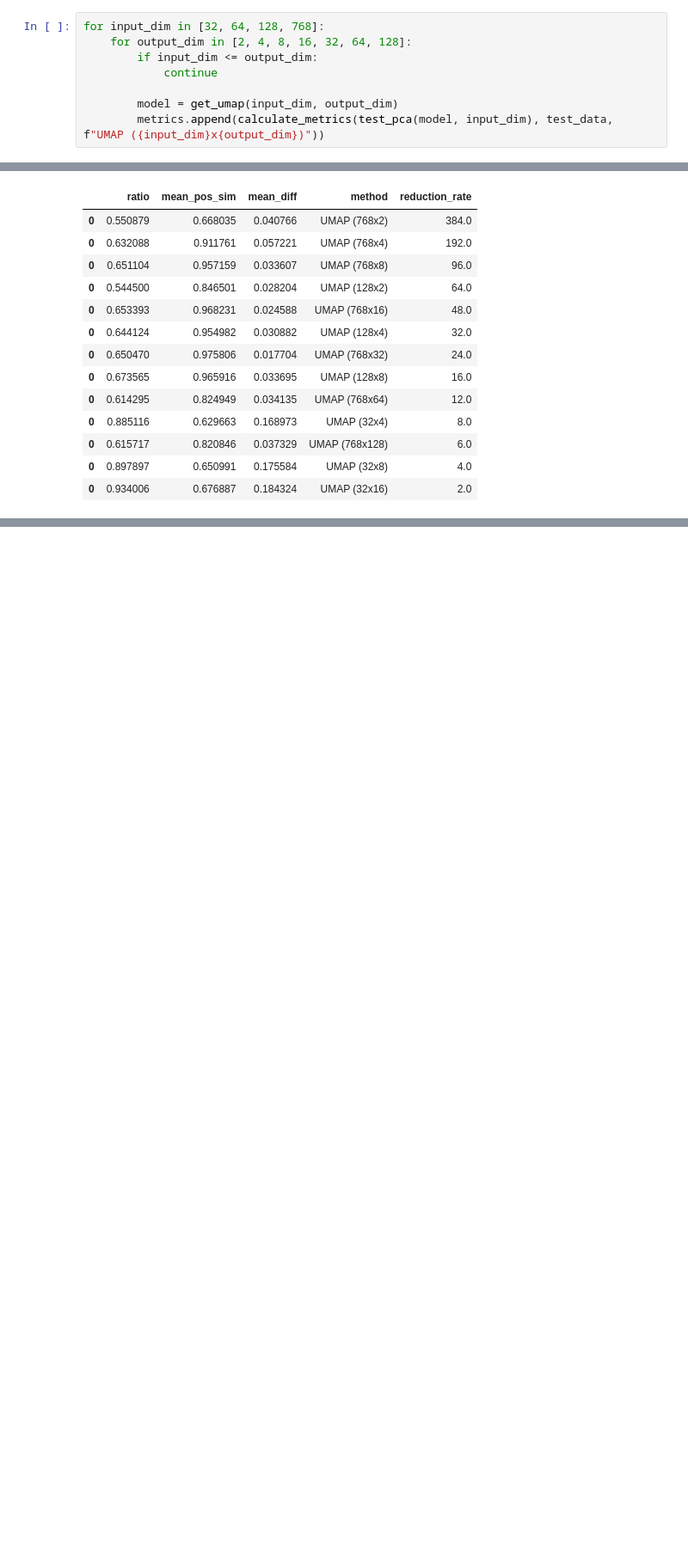
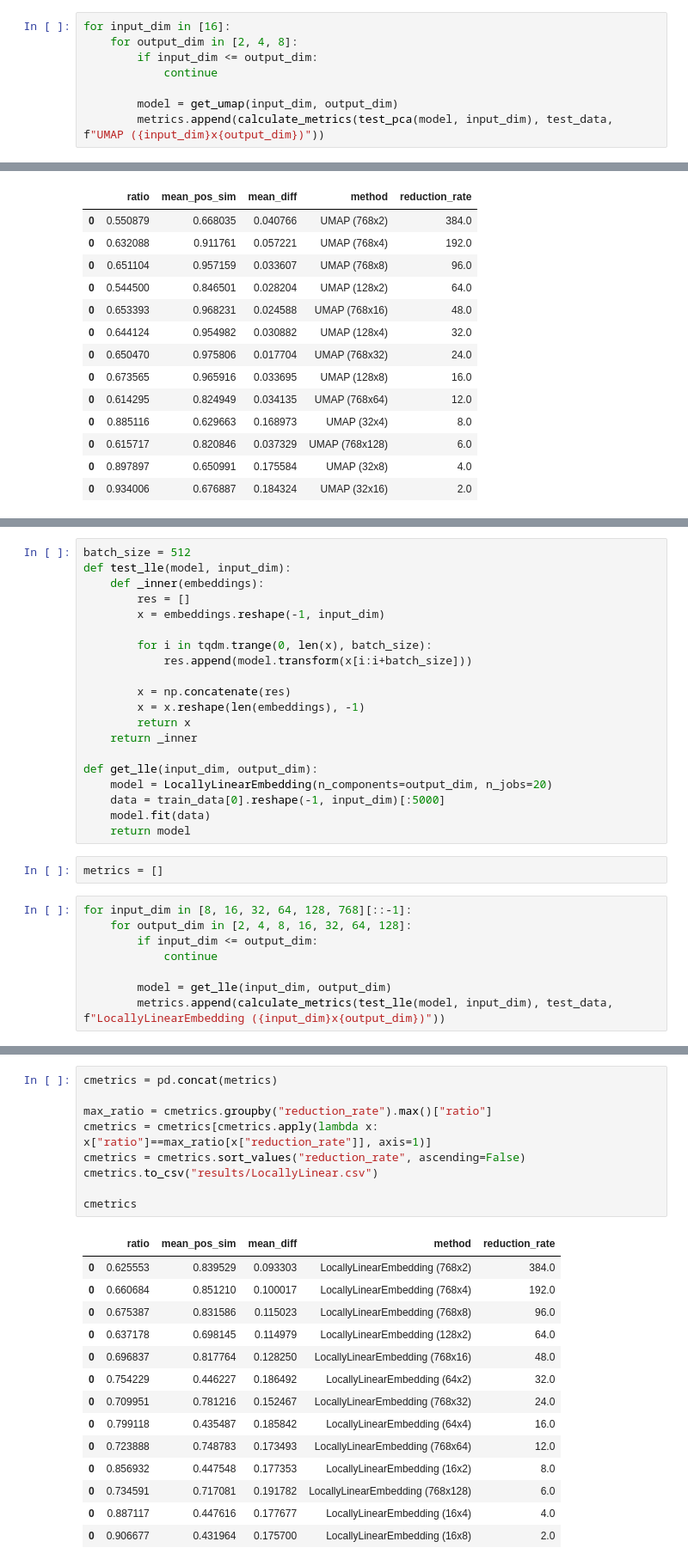
Before and after one commit to wwydmanski/cosine-dim-reduct, a Jupyter notebook: VectorCompression.ipynb, the cells around one changed output, grey strips where cells are left out. Shown: that part at 86% size. Drawn from its saved outputs; the diff is of its cells as text; blank space fills up the shorter version.

Commit message:
feat: add results for locally linear embeddings

```diff
--- a/VectorCompression.ipynb
+++ b/VectorCompression.ipynb
@@ -346,8 +346,8 @@ def get_umap(input_dim, output_dim):
 # %%
 model = get_umap(128, 16)
 # %%
-for input_dim in [32, 64, 128, 768]:
-    for output_dim in [2, 4, 8, 16, 32, 64, 128]:
+for input_dim in [16]:
+    for output_dim in [2, 4, 8]:
         if input_dim <= output_dim:
             continue
 
@@ -381,0 +384,30 @@ cmetrics
+# %%
+batch_size = 512
+def test_lle(model, input_dim):
+    def _inner(embeddings):
+        res = []
+        x = embeddings.reshape(-1, input_dim)
+
+        for i in tqdm.trange(0, len(x), batch_size):
+            res.append(model.transform(x[i:i+batch_size]))
+
+        x = np.concatenate(res)
+        x = x.reshape(len(embeddings), -1)
+        return x
+    return _inner
+
+def get_lle(input_dim, output_dim):
+    model = LocallyLinearEmbedding(n_components=output_dim, n_jobs=20)
+    data = train_data[0].reshape(-1, input_dim)[:5000]
+    model.fit(data)
+    return model
+# %%
+metrics = []
+# %%
+for input_dim in [8, 16, 32, 64, 128, 768][::-1]:
+    for output_dim in [2, 4, 8, 16, 32, 64, 128]:
+        if input_dim <= output_dim:
+            continue
+
+        model = get_lle(input_dim, output_dim)
+        metrics.append(calculate_metrics(test_lle(model, input_dim), test_data, f"LocallyLinearEmbedding ({input_dim}x{output_dim})"))
@@ -381,0 +432,24 @@ cmetrics
+# %%
+cmetrics = pd.concat(metrics)
+
+max_ratio = cmetrics.groupby("reduction_rate").max()["ratio"]
+cmetrics = cmetrics[cmetrics.apply(lambda x: x["ratio"]==max_ratio[x["reduction_rate"]], axis=1)]
+cmetrics = cmetrics.sort_values("reduction_rate", ascending=False)
+cmetrics.to_csv("results/LocallyLinear.csv")
+
+cmetrics
+# %% [output]
+|  | ratio | mean_pos_sim | mean_diff | method | reduction_rate |
+| 0 | 0.625553 | 0.839529 | 0.093303 | LocallyLinearEmbedding (768x2) | 384.0 |
+| 0 | 0.660684 | 0.851210 | 0.100017 | LocallyLinearEmbedding (768x4) | 192.0 |
+| 0 | 0.675387 | 0.831586 | 0.115023 | LocallyLinearEmbedding (768x8) | 96.0 |
+| 0 | 0.637178 | 0.698145 | 0.114979 | LocallyLinearEmbedding (128x2) | 64.0 |
+| 0 | 0.696837 | 0.817764 | 0.128250 | LocallyLinearEmbedding (768x16) | 48.0 |
+| 0 | 0.754229 | 0.446227 | 0.186492 | LocallyLinearEmbedding (64x2) | 32.0 |
+| 0 | 0.709951 | 0.781216 | 0.152467 | LocallyLinearEmbedding (768x32) | 24.0 |
+| 0 | 0.799118 | 0.435487 | 0.185842 | LocallyLinearEmbedding (64x4) | 16.0 |
+| 0 | 0.723888 | 0.748783 | 0.173493 | LocallyLinearEmbedding (768x64) | 12.0 |
+| 0 | 0.856932 | 0.447548 | 0.177353 | LocallyLinearEmbedding (16x2) | 8.0 |
+| 0 | 0.734591 | 0.717081 | 0.191782 | LocallyLinearEmbedding (768x128) | 6.0 |
+| 0 | 0.887117 | 0.447616 | 0.177677 | LocallyLinearEmbedding (16x4) | 4.0 |
+| 0 | 0.906677 | 0.431964 | 0.175700 | LocallyLinearEmbedding (16x8) | 2.0 |
```
Also changed, not shown: parts of 5 cells of this notebook, 1 other file.
